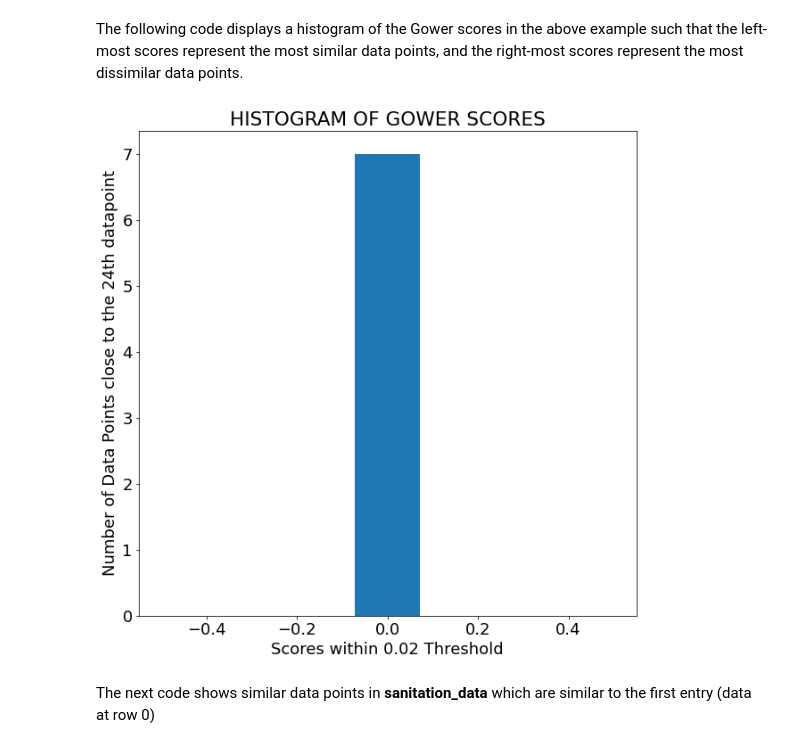
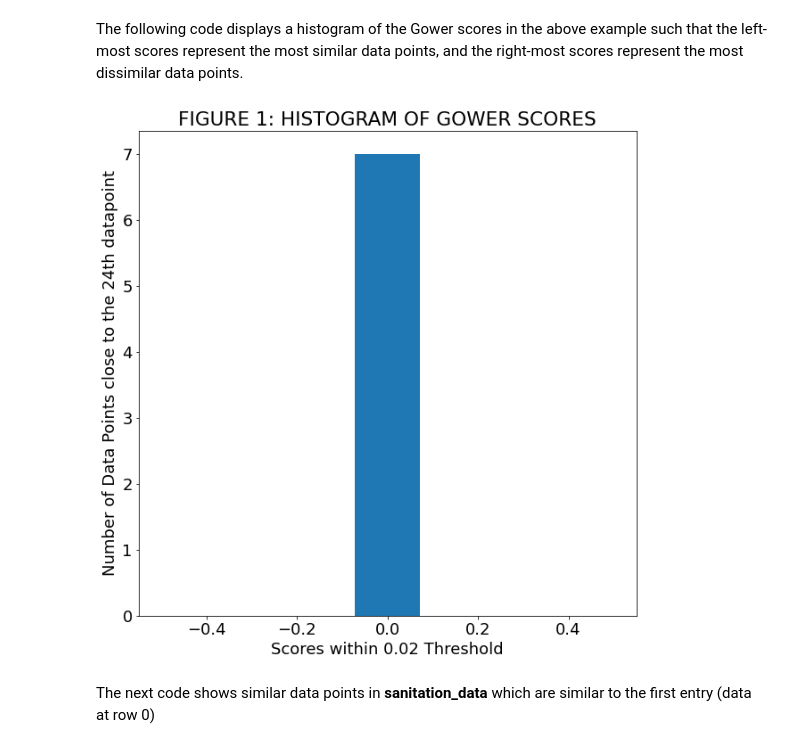
Before and after one commit to ruslanmasinjila/-CHOLERA-HYPER-SURVEILLANCE, a Jupyter notebook: cholera_hyper_surveillance.ipynb, the cells around one changed output. Drawn from its saved outputs; the diff is of its cells as text; code cells hidden in the pictures.

```diff
--- a/cholera_hyper_surveillance.ipynb
+++ b/cholera_hyper_surveillance.ipynb
@@ -325,14 +325,14 @@ The following code displays a histogram of the Gower scores in the above example
 # %%
 import matplotlib.pyplot as plt
 plt.rcParams['figure.figsize'] = [10, 10]
 plt.rcParams.update({'font.size': 18})
 plt.hist(gower_scores_i_sorted, bins=len(gower_scores_i_sorted))
-plt.title('HISTOGRAM OF GOWER SCORES')
+plt.title('FIGURE 1: HISTOGRAM OF GOWER SCORES')
 plt.xlabel('Scores within 0.02 Threshold')
 plt.ylabel('Number of Data Points close to the ' + str(i) +'th datapoint')
 plt.show()
 # %% [output]
-[figure, old version]
+[figure, new version]
 # %% [markdown]
 The next code shows similar data points in **sanitation_data** which are similar to the first entry (data at row 0)
 # %%
```
Also changed, not shown: parts of 18 cells of this notebook.
